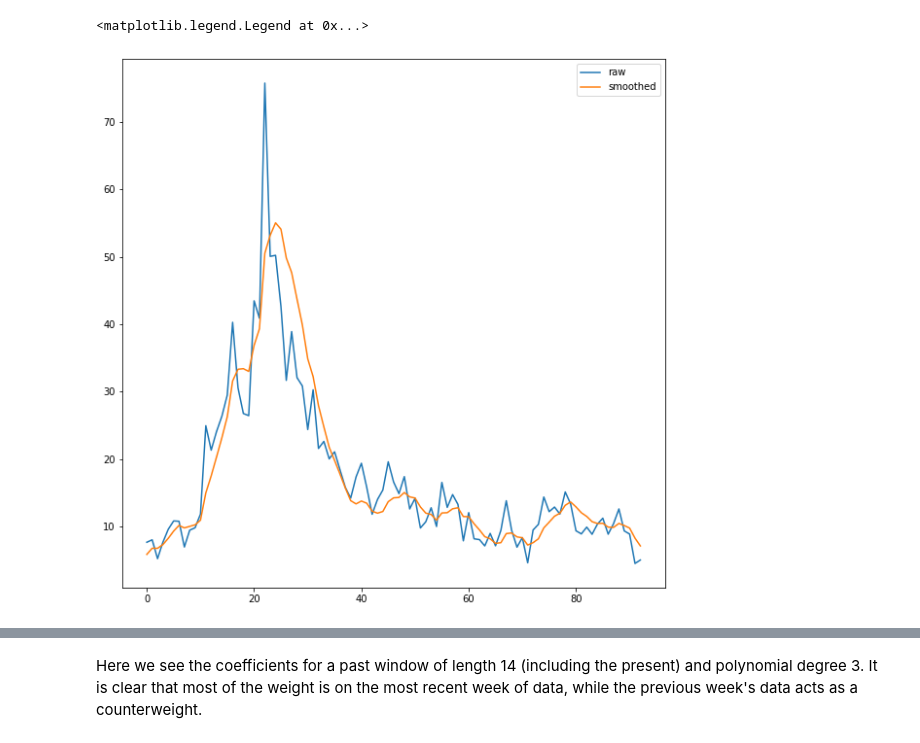
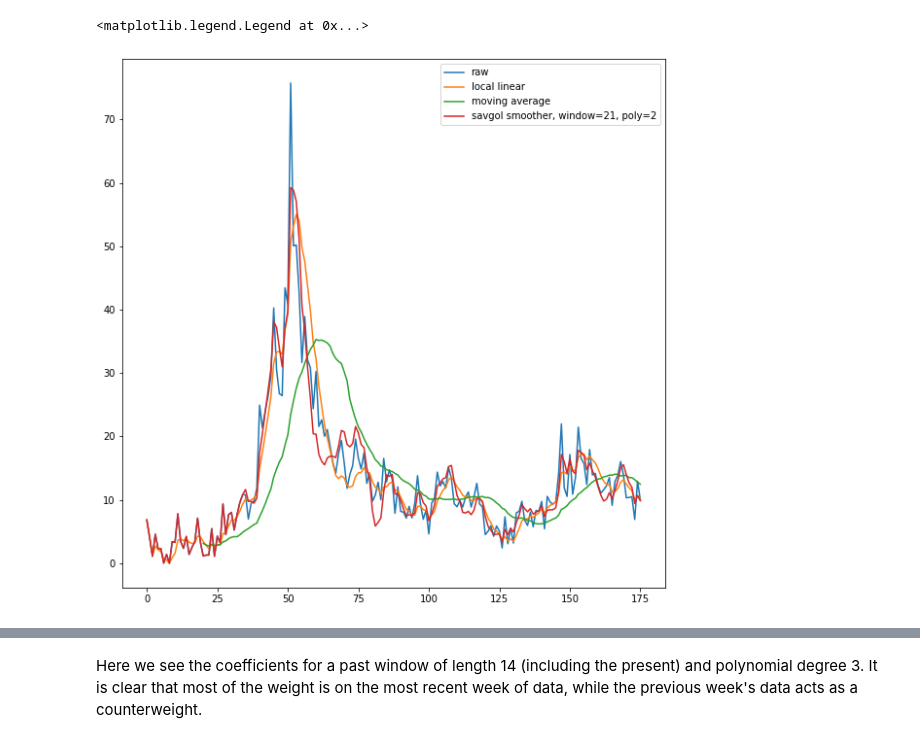
Before and after one commit to sgsmob/covidcast-indicators, a Jupyter notebook: _delphi_utils_python/delphi_utils/smoothing_docs/COVIDcast Smoothing.ipynb, the cells around one changed output, grey strips where cells are left out. Cells and saved outputs as stored; diff of their text form; code cells hidden in the pictures.

Commit message:
Updated smoother docs IPython notebook

```diff
--- a/_delphi_utils_python/delphi_utils/smoothing_docs/COVIDcast Smoothing.ipynb
+++ b/_delphi_utils_python/delphi_utils/smoothing_docs/COVIDcast Smoothing.ipynb
@@ -20,7 +12,0 @@ from delphi_utils import (
-# %%
-data_raw = covidcast.signal("ght", "raw_search",
-                            date(2020, 3, 1), date(2020, 6, 1),
-                            "state", geo_values="ca")
-data_smooth = covidcast.signal("ght", "smoothed_search",
-                               date(2020, 3, 1), date(2020, 6, 1),
-                               "state", geo_values="ca")
@@ -26,0 +16,9 @@ data_smooth = covidcast.signal("ght", "smoothed_search",
+# %%
+filename = "ght_raw.csv"
+if filename not in os.listdir():
+    data_raw = covidcast.signal("ght", "raw_search",
+                                start_day=None, end_day=None,
+                                geo_type="state", geo_values="ca")
+    data_raw.to_csv(filename)
+else:
+    data_raw = pd.read_csv(filename)
@@ -27,8 +33,13 @@ data_smooth = covidcast.signal("ght", "smoothed_search",
 # %%
 plt.figure(figsize=(10,10))
 plt.plot(np.array(data_raw.value), label="raw")
-plt.plot(np.array(data_smooth.value), label="smoothed")
+smoother = Smoother(method_name='local_linear', gaussian_bandwidth=100)
+plt.plot(smoother.smooth(np.array(data_raw.value)), label="local linear")
+smoother = Smoother(method_name='moving_average')
+plt.plot(smoother.smooth(np.array(data_raw.value)), label="moving average")
+smoother = Smoother(window_length=35, poly_fit_degree=4)
+plt.plot(smoother.smooth(np.array(data_raw.value)), label="savgol smoother, window=21, poly=2")
 plt.legend()
 # %% [output]
 <matplotlib.legend.Legend at 0x...>
-[figure, old version]
+[figure, new version]
```
Also changed, not shown: parts of 15 cells of this notebook.
